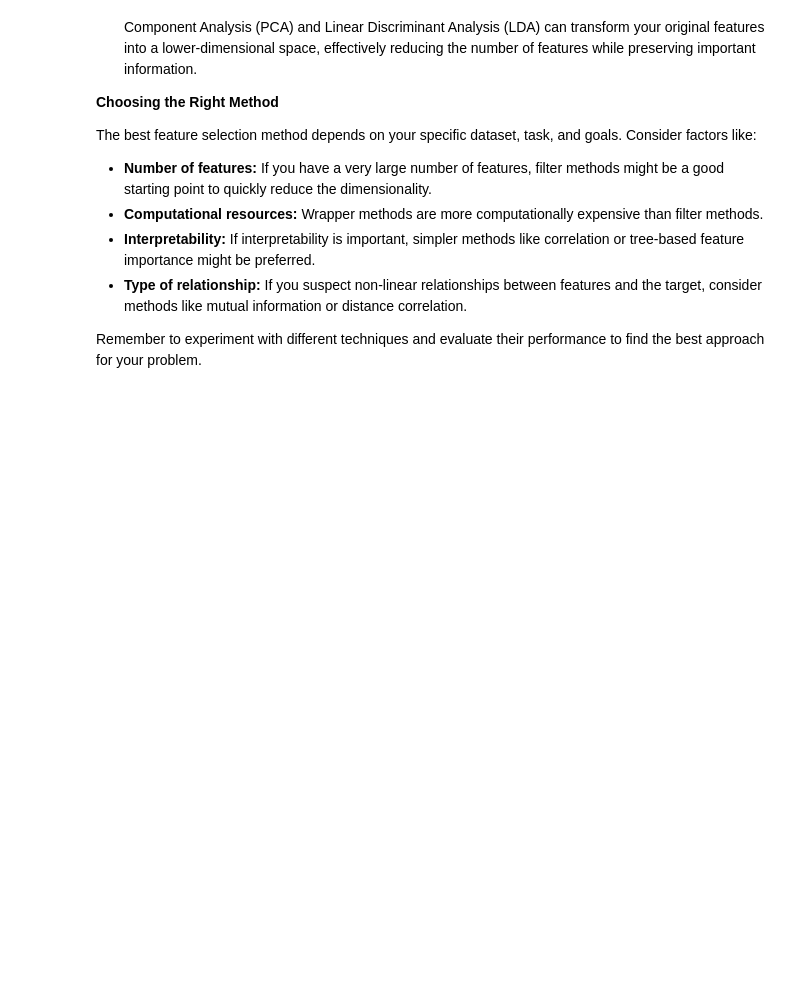
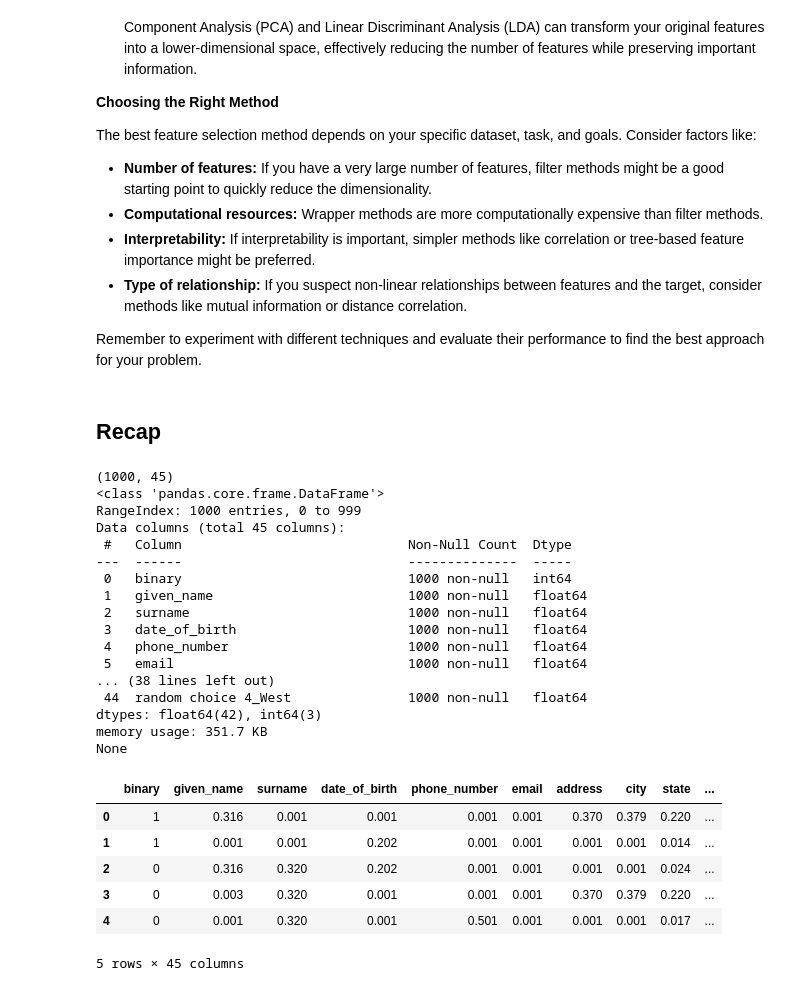
Before and after one commit to gitmystuff/DSChunks, a Jupyter notebook: Feature_Selection_Methods.ipynb, the cells around one changed output. Saved outputs shown, nothing was run; the diff lists cells and outputs as text; code cells hidden in the pictures; blank space fills up the shorter version.

```diff
--- a/Feature_Selection_Methods.ipynb
+++ b/Feature_Selection_Methods.ipynb
@@ -264,3 +264,38 @@ The best feature selection method depends on your specific dataset, task, and go
 * **Type of relationship:** If you suspect non-linear relationships between features and the target, consider methods like mutual information or distance correlation.
 
 Remember to experiment with different techniques and evaluate their performance to find the best approach for your problem.
+# %% [markdown]
+## Recap
+# %%
+# get data
+import pandas as pd
+
+df = pd.read_csv('/content/drive/MyDrive/Project CICD/make_me_data_science_v.csv')
+print(df.shape)
+print(df.info())
+df.head()
+# %% [output]
+(1000, 45)
+<class 'pandas.core.frame.DataFrame'>
+RangeIndex: 1000 entries, 0 to 999
+Data columns (total 45 columns):
+ #   Column                             Non-Null Count  Dtype
+---  ------                             --------------  -----
+ 0   binary                             1000 non-null   int64
+ 1   given_name                         1000 non-null   float64
+ 2   surname                            1000 non-null   float64
+ 3   date_of_birth                      1000 non-null   float64
+ 4   phone_number                       1000 non-null   float64
+ 5   email                              1000 non-null   float64
+... (38 lines left out)
+ 44  random choice 4_West               1000 non-null   float64
+dtypes: float64(42), int64(3)
+memory usage: 351.7 KB
+None
+|  | binary | given_name | surname | date_of_birth | phone_number | email | address | city | state | ... |
+| 0 | 1 | 0.316 | 0.001 | 0.001 | 0.001 | 0.001 | 0.370 | 0.379 | 0.220 | ... |
+| 1 | 1 | 0.001 | 0.001 | 0.202 | 0.001 | 0.001 | 0.001 | 0.001 | 0.014 | ... |
+| 2 | 0 | 0.316 | 0.320 | 0.202 | 0.001 | 0.001 | 0.001 | 0.001 | 0.024 | ... |
+| 3 | 0 | 0.003 | 0.320 | 0.001 | 0.001 | 0.001 | 0.370 | 0.379 | 0.220 | ... |
+| 4 | 0 | 0.001 | 0.320 | 0.001 | 0.501 | 0.001 | 0.001 | 0.001 | 0.017 | ... |
+5 rows × 45 columns
```
Also changed, not shown: parts of 31 cells of this notebook.
